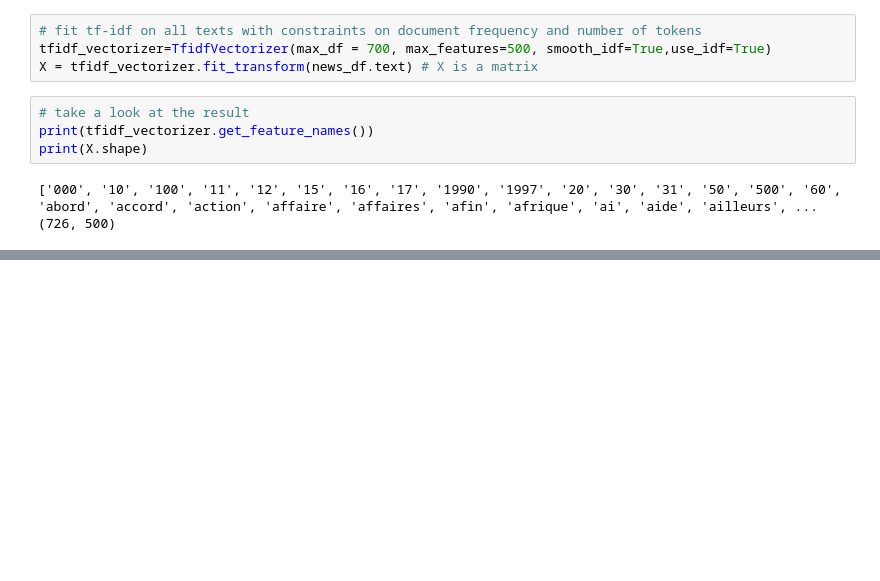
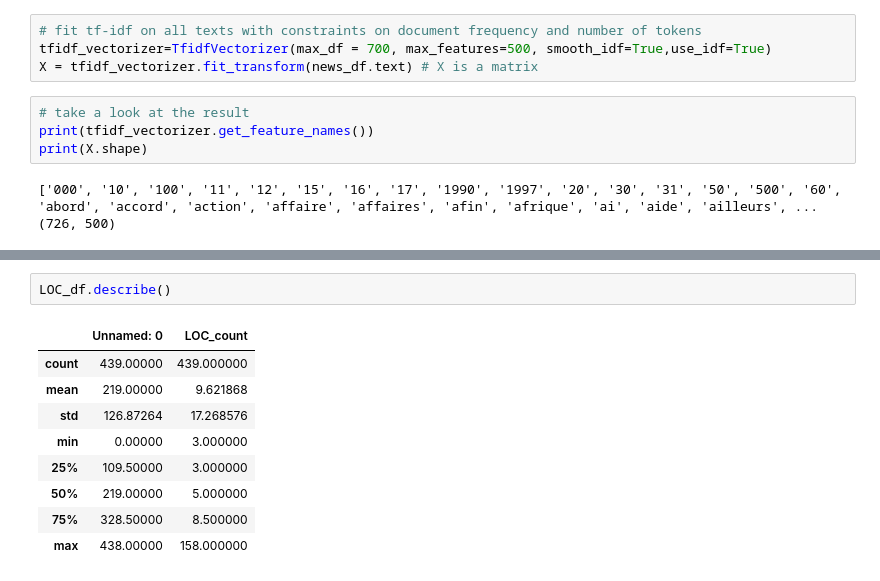
Before and after one commit to ldelille/nlp-archives, a Jupyter notebook: 02_TopicModeling.ipynb, the cells around one changed output, grey strips where cells are left out. Saved outputs shown, nothing was run; the diff lists cells and outputs as text; blank space fills up the shorter version.

```diff
--- a/02_TopicModeling.ipynb
+++ b/02_TopicModeling.ipynb
@@ -299,0 +376,12 @@ Improvement ideas:
+# %%
+LOC_df.describe()
+# %% [output]
+|  | Unnamed: 0 | LOC_count |
+| count | 439.00000 | 439.000000 |
+| mean | 219.00000 | 9.621868 |
+| std | 126.87264 | 17.268576 |
+| min | 0.00000 | 3.000000 |
+| 25% | 109.50000 | 3.000000 |
+| 50% | 219.00000 | 5.000000 |
+| 75% | 328.50000 | 8.500000 |
+| max | 438.00000 | 158.000000 |
```
Also changed, not shown: parts of 20 cells of this notebook.
